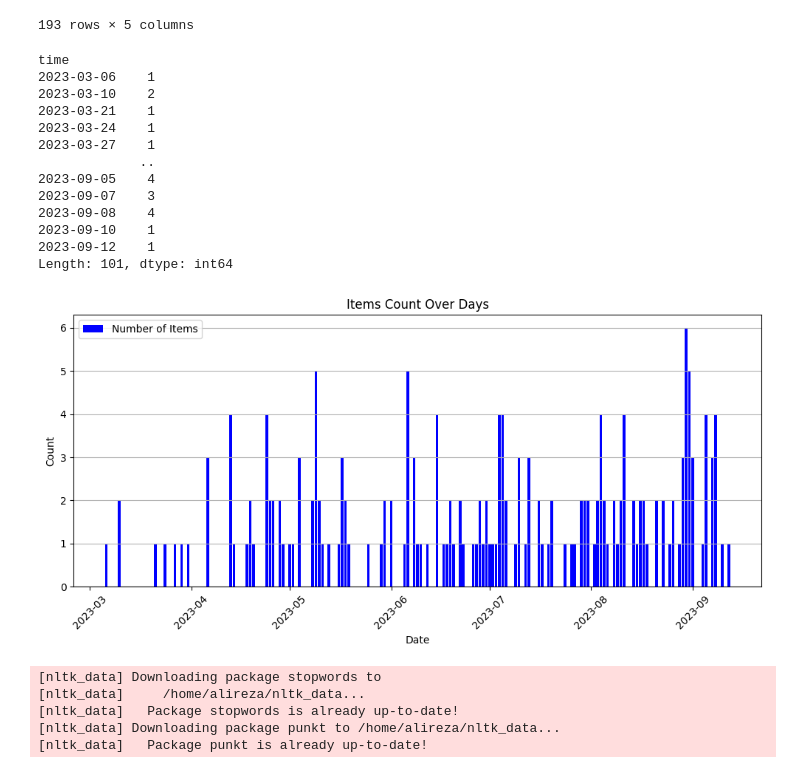
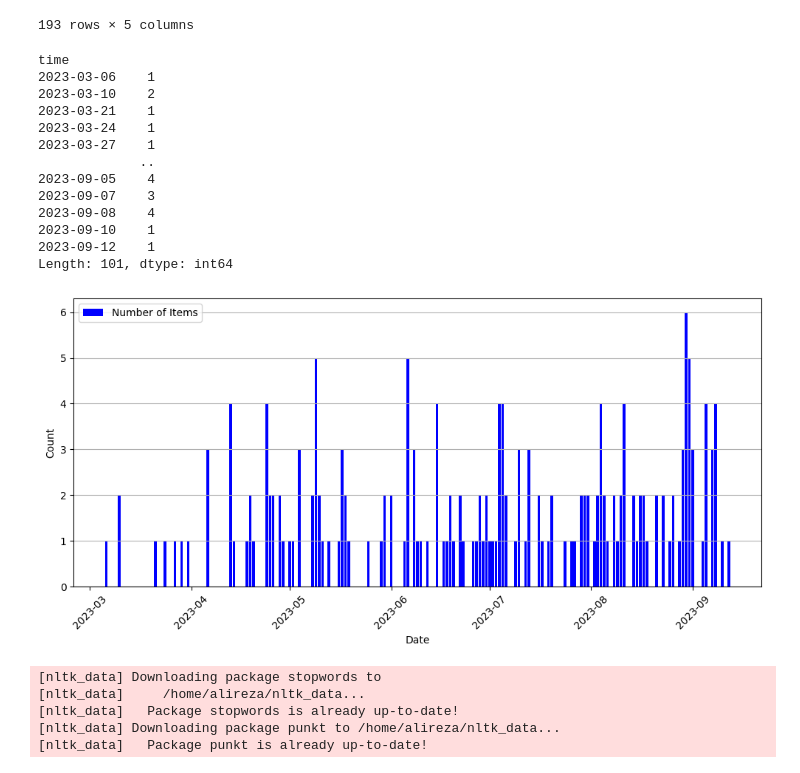
Before and after one commit to arvandiii/Thesis-Project, a Jupyter notebook: reddit/news/news.ipynb, the cells around one changed output. Cells and saved outputs as stored; diff of their text form; code cells hidden in the pictures.

Commit message:
charts changed

```diff
--- a/reddit/news/news.ipynb
+++ b/reddit/news/news.ipynb
@@ -84,35 +84,34 @@ import matplotlib.pyplot as plt
 
 df['time'] = pd.to_datetime(df['created_at'], unit='s')
 
 daily_counts = df.groupby(df['time'].dt.date).size()
 print(daily_counts)
 
 plt.figure(figsize=(10, 5))
 plt.bar(daily_counts.index, daily_counts, label='Number of Items', color='blue', width=0.8)
 
-plt.title('Items Count Over Days')
 plt.xlabel('Date')
 plt.ylabel('Count')
 plt.legend()
 plt.grid(axis='y')
 plt.xticks(rotation=45)
 plt.tight_layout()
 plt.show()
 # %% [output]
 time
 2023-03-06    1
 2023-03-10    2
 2023-03-21    1
 2023-03-24    1
 2023-03-27    1
              ..
 2023-09-05    4
 2023-09-07    3
 2023-09-08    4
 2023-09-10    1
 2023-09-12    1
 Length: 101, dtype: int64
-[figure, old version]
+[figure, new version]
 # %%
 import nltk
 from nltk.corpus import stopwords
```
Also changed, not shown: parts of 9 cells of this notebook, 1 other file.
